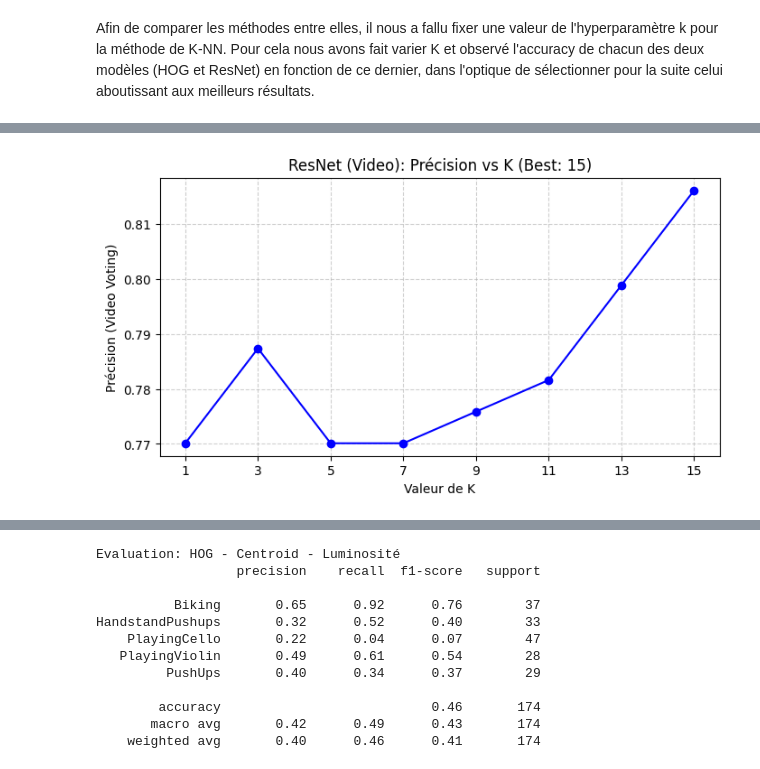
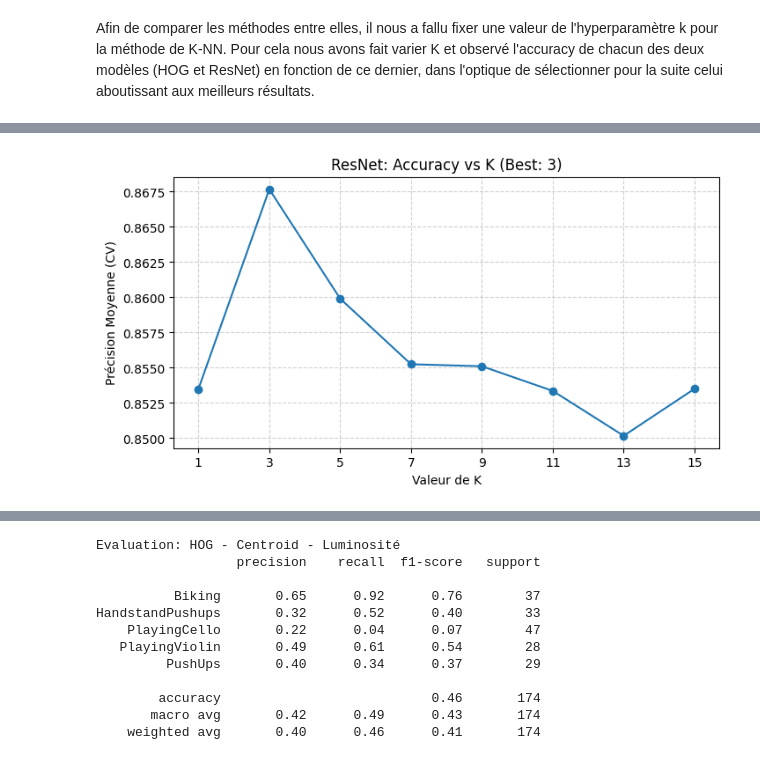
Before and after one commit to Luugaaa/Computer_Vision_TP1, a Jupyter notebook: notebook.ipynb, the cells around one changed output, grey strips where cells are left out. Cells and saved outputs as stored; diff of their text form; code cells hidden in the pictures.

```diff
--- a/notebook.ipynb
+++ b/notebook.ipynb
@@ -207,0 +294,3 @@ test_frame_dataset, test_manifest = extract_frames_from_video_set(test_path_set,
+# %%
+print("Extracter les frames:")
+all_frames_dataset, all_manifest = extract_frames_from_video_set(all_path_set, frame_rate=1)
@@ -230,6 +321,6 @@ def extract_hog_features_for_dataset(dataset_frames):
             fd, hog_image = extract_hog_features_for_image(frame)
             dataset_hog_features[class_name].append((fd, hog_image))
     return dataset_hog_features
-# %%
-hog_reference_features_dataset = extract_hog_features_for_dataset(reference_frame_dataset)
-hog_test_features_dataset = extract_hog_features_for_dataset(test_frame_dataset)
+# %%
+print("Créer les features:")
+all_hog_features = extract_hog_features_for_dataset(all_frames_dataset)
@@ -283,3 +371,5 @@ resnet_test_features_dataset = compute_resnet_features(test_frame_dataset, model
+# %%
+all_resnet_features = compute_resnet_features(all_frames_dataset, model, preprocess)
 # %% [markdown]
 ## Nearest Centroid
 # %%
@@ -439,62 +508,44 @@ def compute_accuracy_from_predictions(predictions):
             total += 1
     return correct / total if total > 0 else 0
 
-def select_best_k_hog_video(k_values):
-    print("--- Recherche du meilleur K pour HOG (Video Voting) ---")
-    accuracies = []
+def select_best_k_with_cv(k_values, all_features, all_manifest, cv_folds, label="Method"):
+    print(f"Recherche du meilleur K pour {label} (5-Fold CV)")
+    mean_accuracies = []
 
     for k in k_values:
-        print(f"Test de K={k}...", end=" ")
+        fold_scores = []
 
-        video_predictions = predict_videos_from_frames(
-            hog_test_features_dataset,
-            test_manifest,
-            lambda fd: classify_frame_knn(fd, hog_reference_features_dataset, k=k)
-        )
+        for fold_idx, fold in enumerate(cv_folds):
+            train_idx, test_idx = fold['train'], fold['test']
 
-        acc = compute_accuracy_from_predictions(video_predictions)
-        accuracies.append(acc)
-        print(f"Accuracy: {acc:.4f}")
+            train_feat, _ = get_subset_from_indices(all_features, all_manifest, train_idx)
+            test_feat, test_man = get_subset_from_indices(all_features, all_manifest, test_idx)
 
-    best_acc = max(accuracies)
-    best_k = k_values[accuracies.index(best_acc)]
+            # Predict
+            current_k = k
+            predictor_func = lambda fd, tf=train_feat: classify_frame_knn(fd, tf, k=current_k)
+
+            video_predictions = predict_videos_from_frames(
+                test_feat,
+                test_man,
+                predictor_func
+            )
+
+            acc = compute_accuracy_from_predictions(video_predictions)
+            fold_scores.append(acc)
+
+        avg_acc = np.mean(fold_scores)
+        mean_accuracies.append(avg_acc)
+        print(f"K={k}: Accuracy Mean = {avg_acc:.4f} (std: {np.std(fold_scores):.4f})")
+
+    best_acc = max(mean_accuracies)
+    best_k = k_values[mean_accuracies.index(best_acc)]
 
     plt.figure(figsize=(8, 4))
-    plt.plot(k_values, accuracies, marker='o', color='green', linestyle='-', label='HOG Accuracy')
-    plt.title(f'HOG (Video): Précision vs K (Best: {best_k})')
+    plt.plot(k_values, mean_accuracies, marker='o', linestyle='-', label=f'{label} CV Accuracy')
+    plt.title(f'{label}: Accuracy vs K (Best: {best_k})')
     plt.xlabel('Valeur de K')
-    plt.ylabel('Précision (Video Voting)')
-    plt.grid(True, linestyle='--', alpha=0.6)
-    plt.xticks(k_values)
-    plt.show()
-
-    return best_k
-
-def select_best_k_resnet_video(k_values):
-    print("\n--- Recherche du meilleur K pour ResNet (Video Voting) ---")
-    accuracies = []
-
-    for k in k_values:
-        print(f"Test de K={k}...", end=" ")
-
-        video_predictions = predict_videos_from_frames(
-            resnet_test_features_dataset,
-            test_manifest,
-            lambda fd: classify_frame_knn(fd, resnet_reference_features_dataset, k=k)
-        )
-
-        acc = compute_accuracy_from_predictions(video_predictions)
-        accuracies.append(acc)
-        print(f"Accuracy: {acc:.4f}")
-
-    best_acc = max(accuracies)
-    best_k = k_values[accuracies.index(best_acc)]
-
-    plt.figure(figsize=(8, 4))
-    plt.plot(k_values, accuracies, marker='o', color='blue', linestyle='-', label='ResNet Accuracy')
-    plt.title(f'ResNet (Video): Précision vs K (Best: {best_k})')
-    plt.xlabel('Valeur de K')
-    plt.ylabel('Précision (Video Voting)')
+    plt.ylabel('Précision Moyenne (CV)')
     plt.grid(True, linestyle='--', alpha=0.6)
     plt.xticks(k_values)
     plt.show()
@@ -502,10 +553,10 @@ def select_best_k_resnet_video(k_values):
     return best_k
 
 # Optimisation pour HOG
-best_k_hog = select_best_k_hog_video(k_range)
-print(f"-> Meilleur K retenu pour HOG : {best_k_hog}")
+best_k_hog = select_best_k_with_cv(k_range, all_hog_features, all_manifest, cv_folds, label="HOG")
+print(f"Meilleur K retenu pour HOG : {best_k_hog}")
 
 # Optimisation pour ResNet
-best_k_resnet = select_best_k_resnet_video(k_range)
-print(f"-> Meilleur K retenu pour ResNet : {best_k_resnet}")
+best_k_resnet = select_best_k_with_cv(k_range, all_resnet_features, all_manifest, cv_folds, label="ResNet")
+print(f"Meilleur K retenu pour ResNet : {best_k_resnet}")
 # %% [output]
@@ -533 +583 @@ Test de K=15... Accuracy: 0.8161
-[figure, old version]
+[figure, new version]
```
Also changed, not shown: parts of 19 cells of this notebook.
